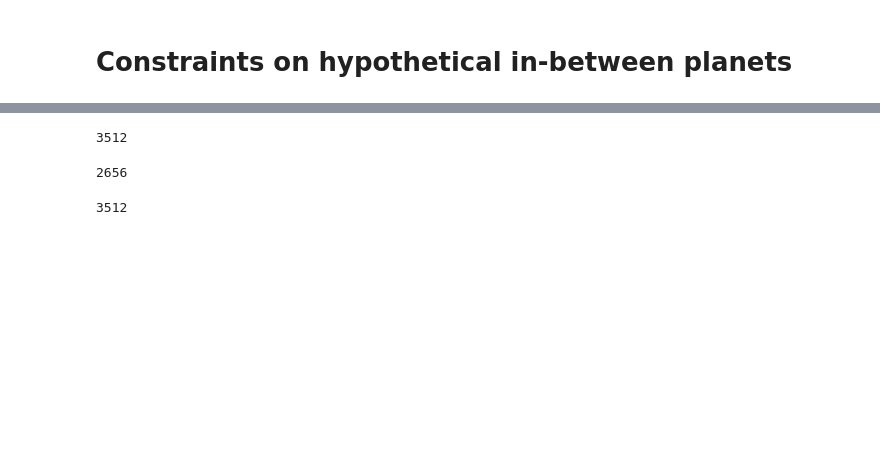
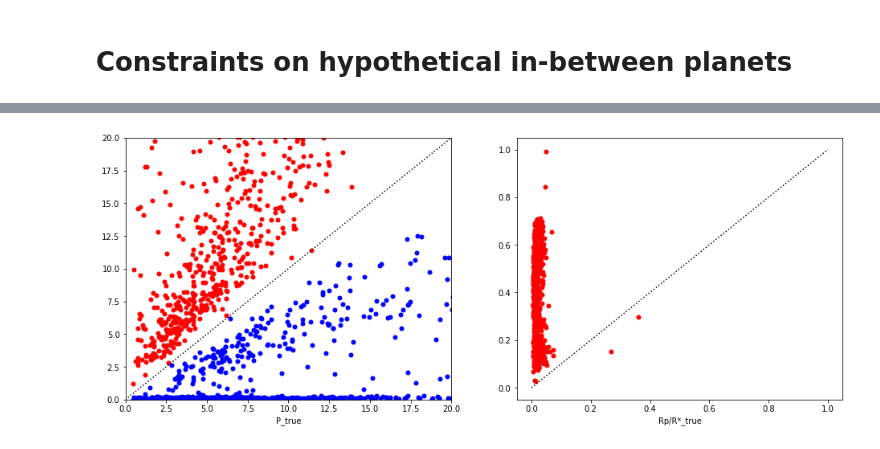
Before and after one commit to esandford/mmi-tagger, a Jupyter notebook: planettagger/constrainProperties.ipynb, the cells around one changed output, grey strips where cells are left out. Drawn from its saved outputs; the diff is of its cells as text; code cells hidden in the pictures; blank space fills up the shorter version.

```diff
--- a/planettagger/constrainProperties.ipynb
+++ b/planettagger/constrainProperties.ipynb
@@ -674,13 +635,40 @@ for b in range(100):
-# %%
-print(2079 + 2*384 + 3*129 + 4*44 + 5*18 + 6*2)
-# %% [output]
-3512
-# %%
-print(2079+384+129+44+18+2)
-# %% [output]
-2656
-# %%
-#number of *planets* in training and test, respectively
-print(2459+1053)
-# %% [output]
-3512
+# %%
+# Plot constraints vs. true
+
+# kepid innerPlanetIdx outerPlanetIdx amin amax Pmin Pmax mmax Rpmax Rpmax_uerr Rpmax_lerr rormax rormax_uerr rormax_lerr
+constraints = np.genfromtxt("./realPlanets_obs/realKOIs_targetConstraints.txt")
+
+fig, axes = plt.subplots(1,2,figsize=(16,6))
+for i in range(len(constraints)):
+    ID = constraints[i,0]
+    thisSys = KOIs[KOIs['kepid'] == ID]
+    thisSys_P = np.array(thisSys['koi_period'])
+    thisSys_Rp = np.array(thisSys['koi_prad'])[np.argsort(thisSys_P)]
+    thisSys_ror = np.array(thisSys['koi_ror'])[np.argsort(thisSys_P)]
+    thisSys_P = thisSys_P[np.argsort(thisSys_P)]
+
+    innerplanetIdx = int(constraints[i,1])
+
+    #axes[0].axvline(x=thisSys_P[innerplanetIdx],ymin=constraints[i,5],ymax=constraints[i,6],color='b',lw=0.5,alpha=0.5)
+
+    axes[0].plot(thisSys_P[innerplanetIdx],constraints[i,5],color='b',marker='o',ms=5)
+    axes[0].plot(thisSys_P[innerplanetIdx],constraints[i,6],color='r',marker='o',ms=5)
+
+    #axes[1].axvline(x=thisSys_ror[innerplanetIdx],ymin=constraints[i,11]-constraints[i,13],ymax=constraints[i,11]+constraints[i,12],color='r',lw=1)
+
+    axes[1].plot(thisSys_ror[innerplanetIdx],constraints[i,11]+constraints[i,12],color='r',marker='o',ms=5)
+    #axes[1].plot(thisSys_ror[innerplanetIdx],constraints[i,11]-constraints[i,13],'bo')
+
+    axes[0].set_xlabel("P_true")
+    axes[1].set_xlabel("Rp/R*_true")
+
+axes[0].plot(np.linspace(0,200,5),np.linspace(0,200,5),'k:')
+axes[1].plot(np.linspace(0,1,5),np.linspace(0,1,5),'k:')
+
+axes[0].set_xlim(0,20)
+axes[0].set_ylim(0,20)
+#axes[1].set_xlim(0,0.1)
+#axes[1].set_ylim(0,200)
+plt.show()
+# %% [output]
+[figure, added]
```
Also changed, not shown: parts of 16 cells of this notebook, 4 other files.
